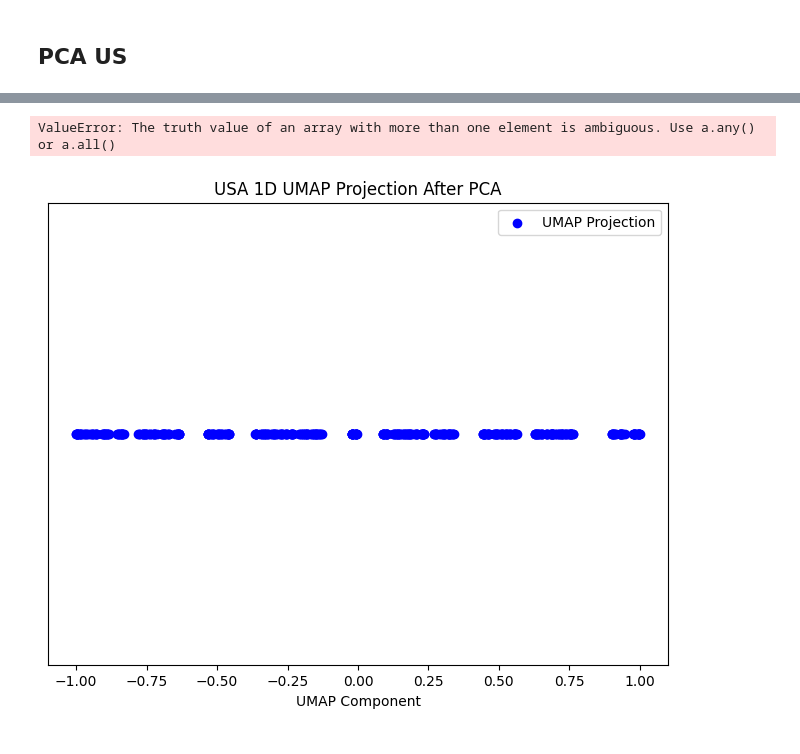
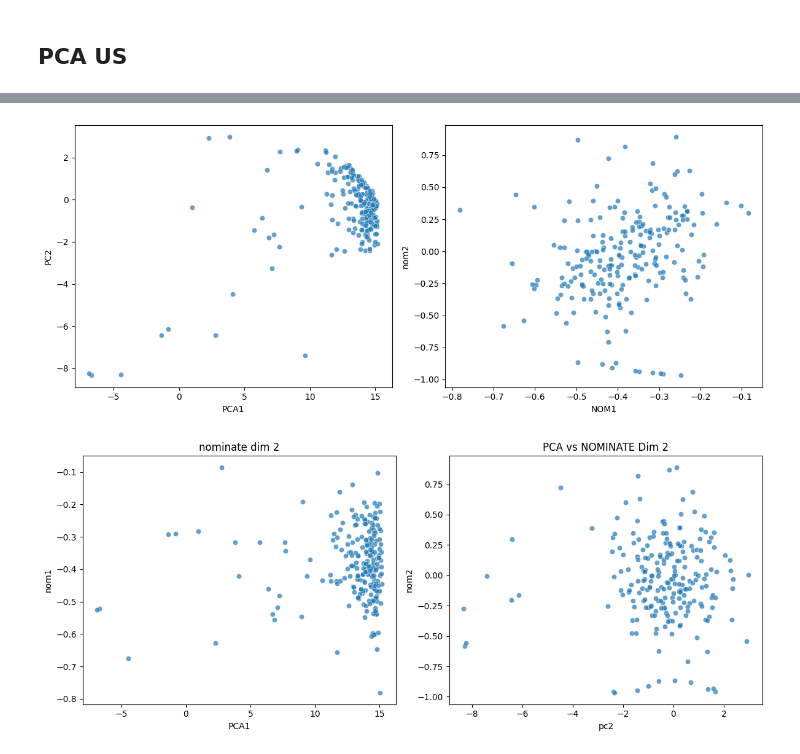
Before and after one commit to Lukas1930/Polarization, a Jupyter notebook: Network-Construction.ipynb, the cells around one changed output, grey strips where cells are left out. Cells and saved outputs as stored; diff of their text form; code cells hidden in the pictures.

```diff
--- a/Network-Construction.ipynb
+++ b/Network-Construction.ipynb
@@ -544,24 +636,37 @@ Correlation between PCA Dim 2 and NOMINATE Dim 2: -0.002
-# %%
-US_standard_reduced_matrix = (US_reduced_matrix-min(US_reduced_matrix))/(max(US_reduced_matrix)-min(US_reduced_matrix))
-US_standard_reduced_matrix
-# %% [output]
-ValueError: The truth value of an array with more than one element is ambiguous. Use a.any() or a.all()
-# %%
-
-
-# Create UMAP model
-umap_model = UMAP(n_components=1, random_state=42)  # Changed to uppercase UMAP
-umap_result = umap_model.fit_transform(US_reduced_matrix)
-
-umap_result = 2 * (umap_result - np.min(umap_result)) / (np.max(umap_result) - np.min(umap_result)) - 1
-
-# Step 3: Visualize UMAP results
-plt.figure(figsize=(8, 6))
-plt.scatter(umap_result, np.zeros_like(umap_result), c='blue', label="UMAP Projection")
-plt.title("USA 1D UMAP Projection After PCA")
-plt.xlabel("UMAP Component")
-plt.yticks([])  # Hide y-axis ticks since it's 1D
-plt.legend()
-plt.show()
-# %% [output]
-[figure, removed]
+# %%
+fig, axes = plt.subplots(1, 2, figsize=(12, 5))
+
+# Plot PCA Dim 1 vs Nominate Dim 1
+sns.scatterplot(x=demo_pc1, y=demo_pc2, alpha=0.7, ax=axes[0])
+axes[0].set_xlabel("PCA1")
+axes[0].set_ylabel("PC2")
+
+
+# Plot PCA Dim 2 vs Nominate Dim 2
+sns.scatterplot(x=demo_nom1, y=demo_nom2, alpha=0.7, ax=axes[1])
+axes[1].set_xlabel("NOM1")
+axes[1].set_ylabel("nom2")
+
+plt.tight_layout()
+plt.show()
+# %% [output]
+[figure, added]
+# %%
+fig, axes = plt.subplots(1, 2, figsize=(12, 5))
+
+# Plot PCA Dim 1 vs Nominate Dim 1
+sns.scatterplot(x=demo_pc1, y=demo_nom1, alpha=0.7, ax=axes[0])
+axes[0].set_xlabel("PCA1")
+axes[0].set_ylabel("nom1")
+axes[0].set_title("nominate dim 2")
+
+# Plot PCA Dim 2 vs Nominate Dim 2
+sns.scatterplot(x=demo_pc2, y=demo_nom2, alpha=0.7, ax=axes[1])
+axes[1].set_xlabel("pc2")
+axes[1].set_ylabel("nom2")
+axes[1].set_title("PCA vs NOMINATE Dim 2")
+
+plt.tight_layout()
+plt.show()
+# %% [output]
+[figure, added]
```
Also changed, not shown: parts of 21 cells of this notebook.
